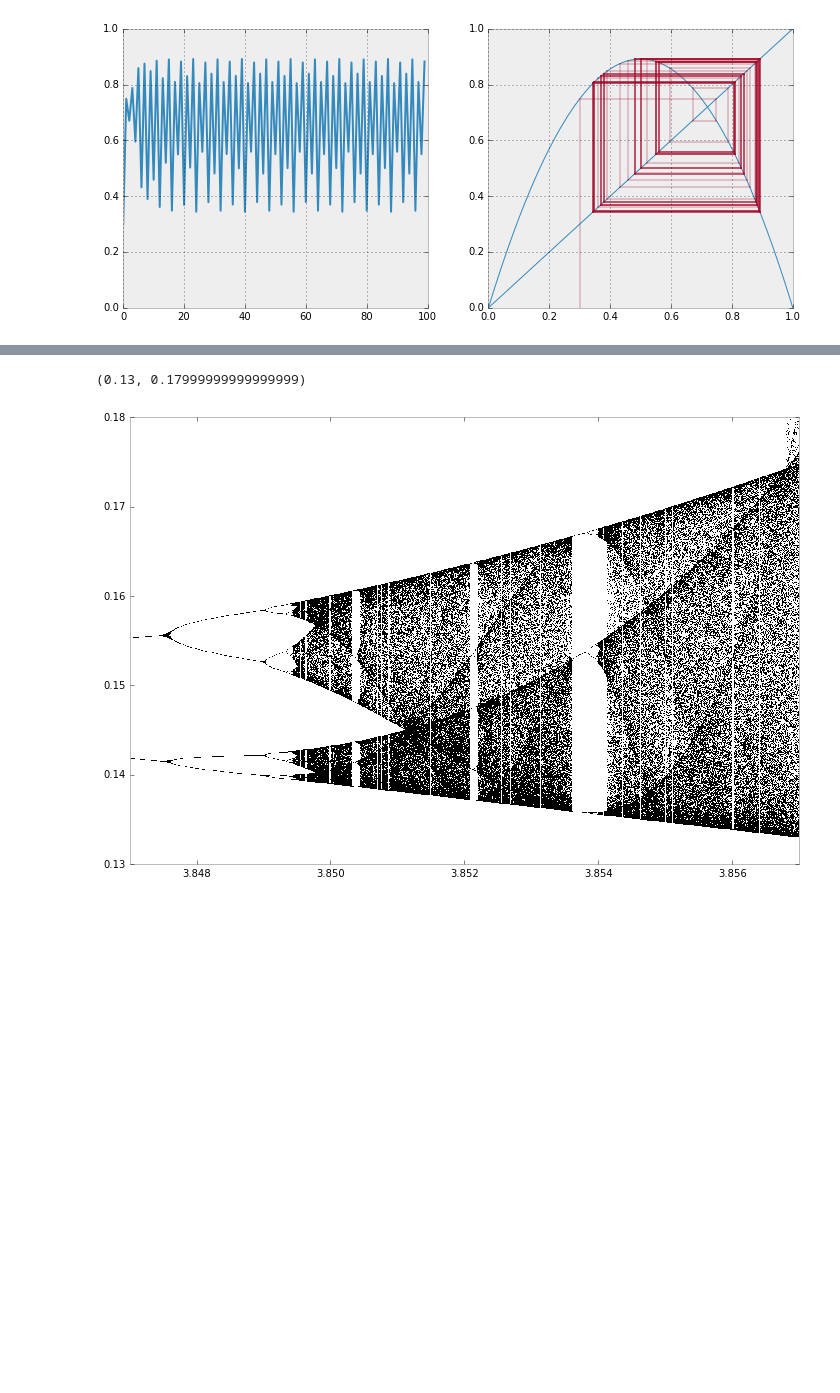
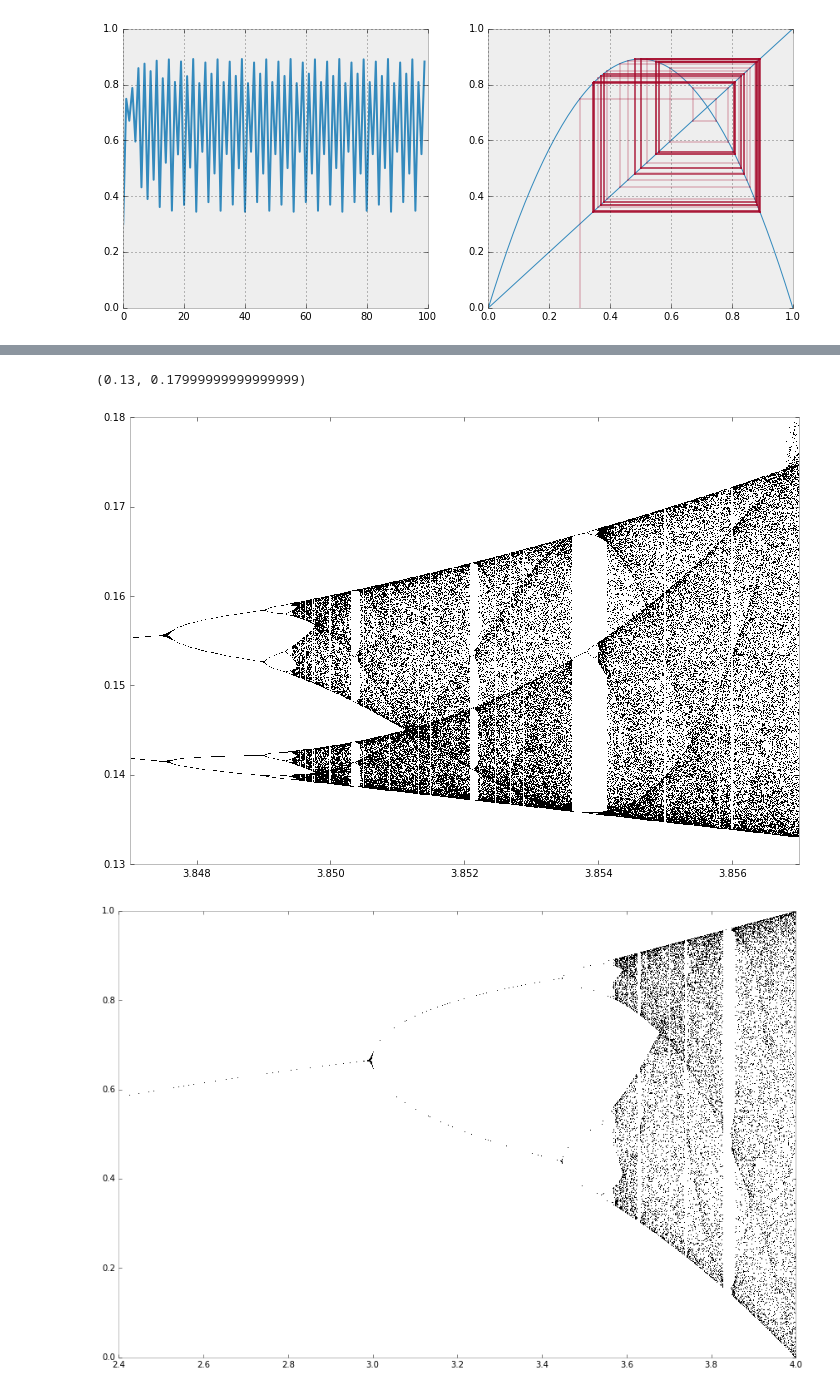
Before and after one commit to nordam/TFY4305, a Jupyter notebook: Notebooks/Maps.ipynb, the cells around one changed output, grey strips where cells are left out. Cells and saved outputs as stored; diff of their text form; code cells hidden in the pictures; blank space fills up the shorter version.

Commit message:
Updated notebook on maps

```diff
--- a/Notebooks/Maps.ipynb
+++ b/Notebooks/Maps.ipynb
@@ -260,7 +274,7 @@ plt.ylim(X[0], X[-1])
 # displaying self-similarity to the original
 
 # vectors of x-values and r-values
-Nr = 1000
+Nr = 1500
 Nx = 1000
 X  = np.linspace(0.13, 0.18, Nx)
 R  = np.linspace(3.847, 3.857, Nr)
@@ -275,4 +289,30 @@ plt.xlim(R[0], R[-1])
 plt.ylim(X[0], X[-1])
 # %% [output]
 (0.13, 0.17999999999999999)
-[figure, old version]
+[figure, new version]
+# %%
+# Save a high-resolution image of the diagram
+
+# vectors of x-values and r-values
+Nr = 1500 * 6
+Nx = 1000 * 6
+X  = np.linspace(0, 1, Nx)
+R  = np.linspace(2.4, 4, Nr)
+c = bifurcation(X, R)
+
+fig = plt.figure(figsize = (12,8))
+# Use logical test to plot any cell that
+# has a nonzero value as black, others as white
+plt.pcolormesh(R,X, c.T > 0.0, cmap = 'Greys')
+# Set plot limits
+plt.xlim(R[0], R[-1])
+plt.ylim(X[0], X[-1])
+plt.tight_layout()
+# The dpi setting, along with the size of the figure in inches,
+# as specified by the figsize argument, determines the number
+# of pixels is the saved image.
+plt.savefig('orbit_diagram.png', dpi = 1200)
+# Note that the image in the notebook is of much lower quality
+# than the one saved to file.
+# %% [output]
+[figure, added]
```
Also changed, not shown: parts of 11 cells of this notebook.
